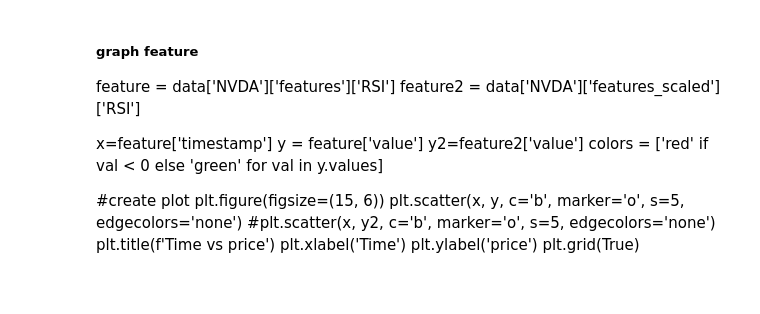
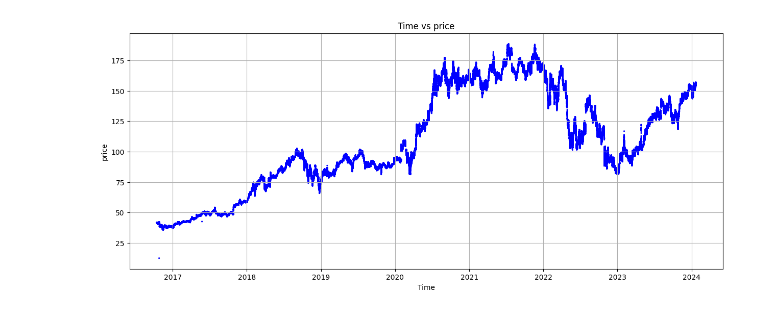
Before and after one commit to dmutascio/enigmaTrainer, a Jupyter notebook: enigmaTrainer.ipynb, the cells around one changed output. Saved outputs shown, nothing was run; the diff lists cells and outputs as text; code cells hidden in the pictures.

```diff
--- a/enigmaTrainer.ipynb
+++ b/enigmaTrainer.ipynb
@@ -795,23 +866,23 @@ create_model_and_save(models, 'NVDA', data['NVDA'], .0000001, 10, True)
 #models['NVDA:1e-07:10:True'].graph_output(data['NVDA'], smooth_window=1, scale_center=118, scale_size=1)
 #models['NVDA:1e-07:10:True'].graph_confusion()
 models['NVDA:1e-07:20:True'].model
-# %% [markdown]
-##### graph feature
-feature = data['NVDA']['features']['RSI']
-feature2 = data['NVDA']['features_scaled']['RSI']
-
-x=feature['timestamp']
-y = feature['value']
-y2=feature2['value']
-colors = ['red' if val < 0 else 'green' for val in y.values]
-
-#create plot
-plt.figure(figsize=(15, 6))
-plt.scatter(x, y, c='b', marker='o', s=5, edgecolors='none')
-#plt.scatter(x, y2, c='b', marker='o', s=5, edgecolors='none')
-plt.title(f'Time vs price')
-plt.xlabel('Time')
-plt.ylabel('price')
-plt.grid(True)
+# %%
+##### graph feature
+features = data['AMZN']['bars']
+
+x=features.index
+y = features['open']
+#colors = ['red' if val < 0 else 'green' for val in y.values]
+
+#create plot
+plt.figure(figsize=(15, 6))
+plt.scatter(x, y, c='b', marker='o', s=5, edgecolors='none')
+#plt.scatter(x, y2, c='b', marker='o', s=5, edgecolors='none')
+plt.title(f'Time vs price')
+plt.xlabel('Time')
+plt.ylabel('price')
+plt.grid(True)
+# %% [output]
+[figure, added]
 # %%
 data['NVDA']['features']['MACD']
```
Also changed, not shown: parts of 12 cells of this notebook.
